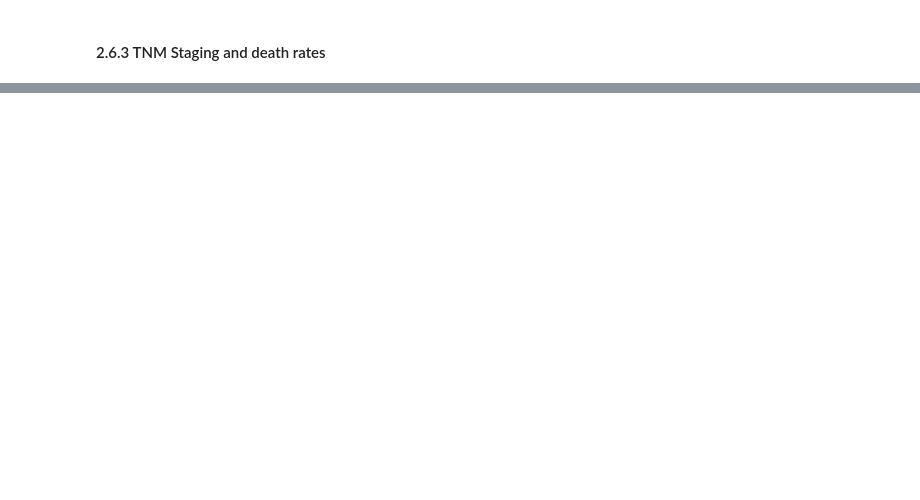
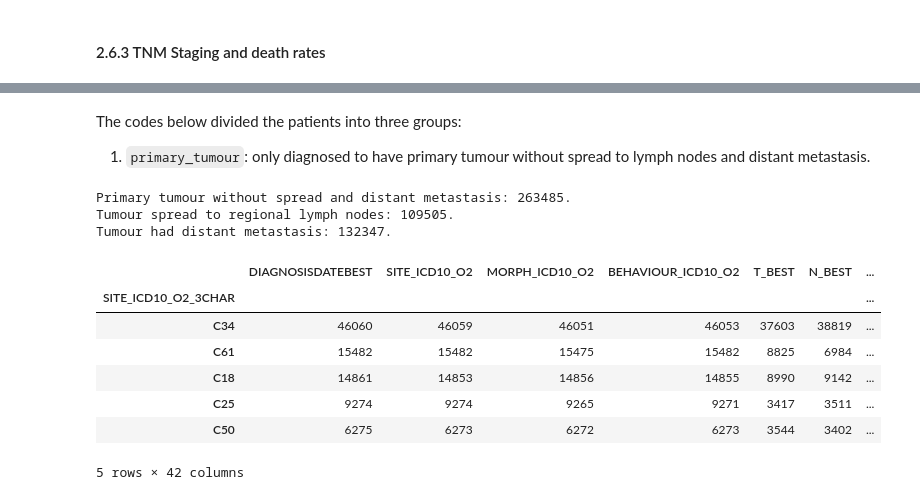
Before and after one commit to c-chen-ed5557/englishhealthdata, a Jupyter notebook: Assignment_2.ipynb, the cells around one changed output, grey strips where cells are left out. Saved outputs shown, nothing was run; the diff lists cells and outputs as text; code cells hidden in the pictures; blank space fills up the shorter version.

```diff
--- a/Assignment_2.ipynb
+++ b/Assignment_2.ipynb
@@ -447,0 +633,3 @@ The TNM
+# %% [markdown]
+The codes below divided the patients into three groups:
+1. `primary_tumour`: only diagnosed to have primary tumour without spread to lymph nodes and distant metastasis.
@@ -447,0 +651,19 @@ The TNM
+# %%
+print('Primary tumour without spread and distant metastasis: ' + str(primary_tumour.sum().max()) + '.')
+print('Tumour spread to regional lymph nodes: ' + str(lymph_spread.sum().max()) + '.')
+print('Tumour had distant metastasis: ' + str(metastasis_true.sum().max()) + '.')
+# %% [output]
+Primary tumour without spread and distant metastasis: 263485.
+Tumour spread to regional lymph nodes: 109505.
+Tumour had distant metastasis: 132347.
+# %%
+merged_av_data[(merged_av_data['M_BEST'] == '1') | (merged_av_data['M_BEST'] == '2')].groupby('SITE_ICD10_O2_3CHAR').count().sort_values('DIAGNOSISDATEBEST', ascending=False).head()
+# %% [output]
+|  | DIAGNOSISDATEBEST | SITE_ICD10_O2 | MORPH_ICD10_O2 | BEHAVIOUR_ICD10_O2 | T_BEST | N_BEST | ... |
+| SITE_ICD10_O2_3CHAR |  |  |  |  |  |  | ... |
+| C34 | 46060 | 46059 | 46051 | 46053 | 37603 | 38819 | ... |
+| C61 | 15482 | 15482 | 15475 | 15482 | 8825 | 6984 | ... |
+| C18 | 14861 | 14853 | 14856 | 14855 | 8990 | 9142 | ... |
+| C25 | 9274 | 9274 | 9265 | 9271 | 3417 | 3511 | ... |
+| C50 | 6275 | 6273 | 6272 | 6273 | 3544 | 3402 | ... |
+5 rows × 42 columns
```
Also changed, not shown: parts of 51 cells of this notebook, 1 other file.
